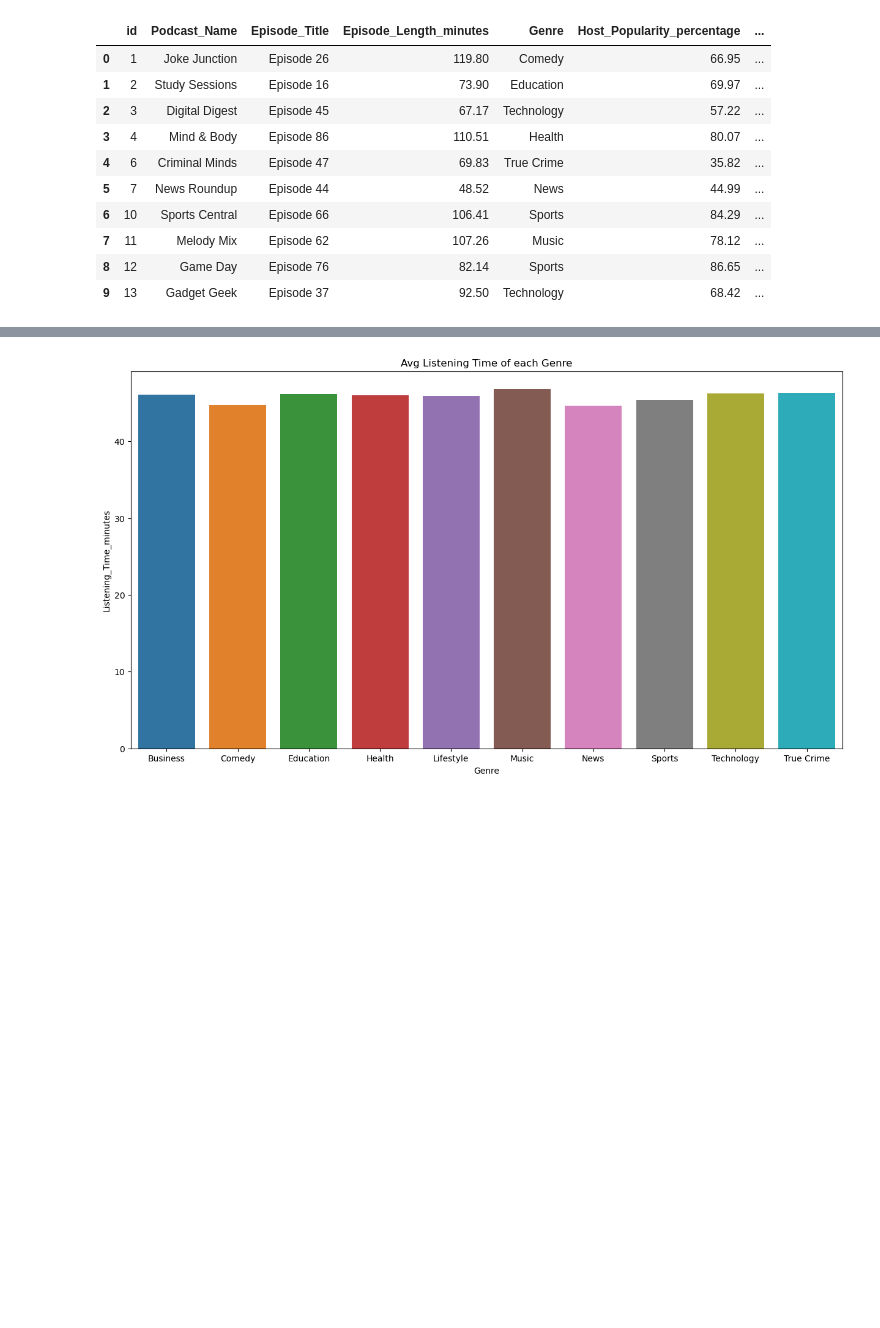
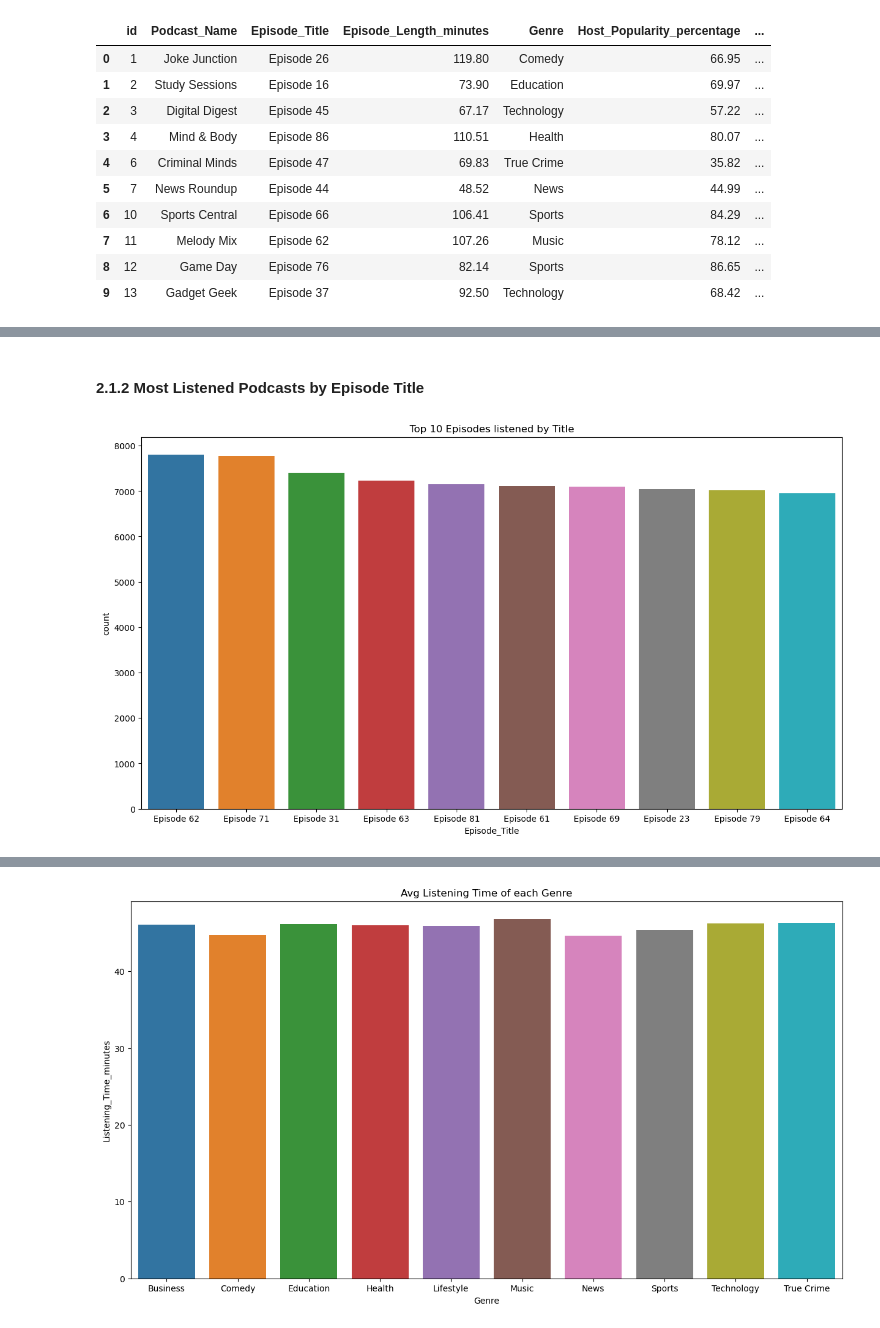
Before and after one commit to Gurmancheema/Predicting-Podcast-Listening-Time, a Jupyter notebook: Exploratory Data Analysis.ipynb, the cells around one changed output, grey strips where cells are left out. Saved outputs shown, nothing was run; the diff lists cells and outputs as text; code cells hidden in the pictures; blank space fills up the shorter version.

```diff
--- a/Exploratory Data Analysis.ipynb
+++ b/Exploratory Data Analysis.ipynb
@@ -36,0 +51,12 @@ df.head(10)
+# %% [markdown]
+#### 2.1.2 Most Listened Podcasts by Episode Title
+# %%
+plt.figure(figsize=(15,8))
+
+top_10_episode_titles = df['Episode_Title'].value_counts().sort_values(ascending=False).nlargest(10).index
+sb.countplot(data = df, x = 'Episode_Title', order= top_10_episode_titles)
+
+plt.title("Top 10 Episodes listened by Title")
+plt.show()
+# %% [output]
+[figure, added]
```
Also changed, not shown: parts of 43 cells of this notebook.
